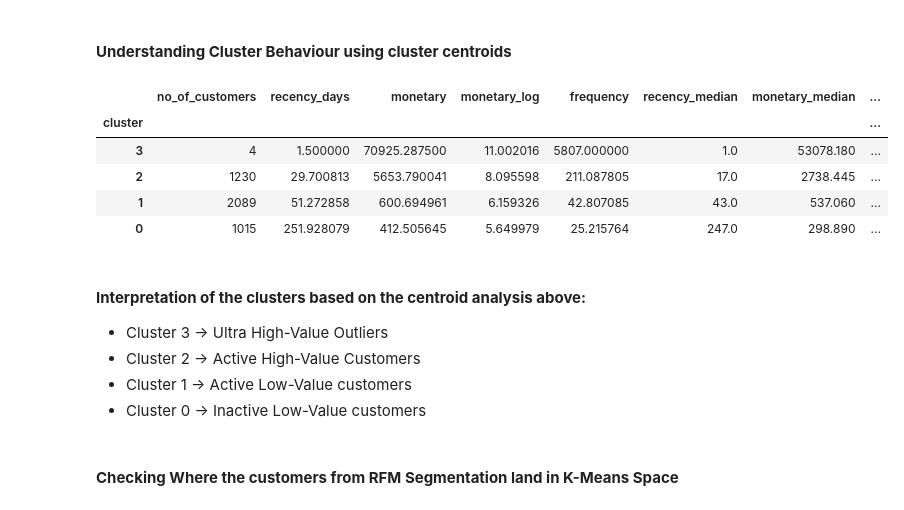
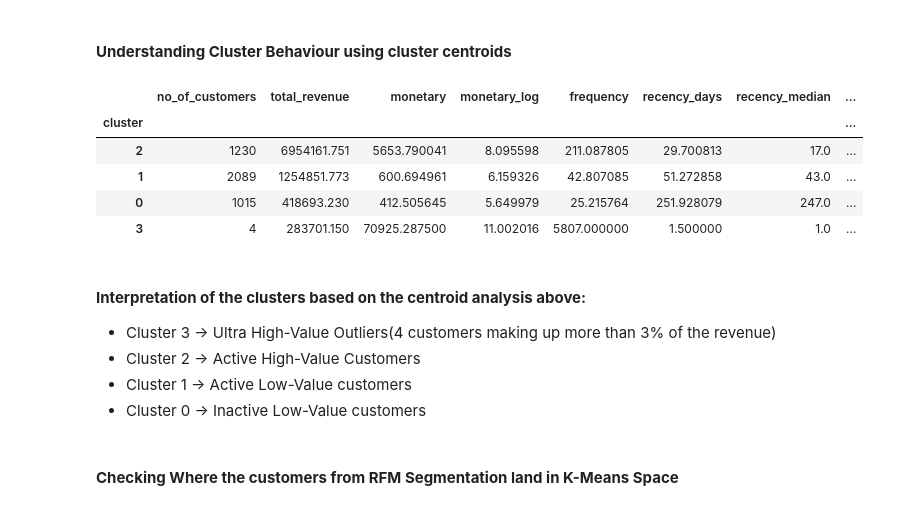
Before and after one commit to gosaindeeksha/e-commerce_sales_and_customer_segmentation, a Jupyter notebook: notebooks/kmeans_segmentation.ipynb, the cells around one changed output. Cells and saved outputs as stored; diff of their text form; code cells hidden in the pictures.

```diff
--- a/notebooks/kmeans_segmentation.ipynb
+++ b/notebooks/kmeans_segmentation.ipynb
@@ -92,35 +92,40 @@ Name: cluster, dtype: int64
 # %%
 cluster_profile = (
     rfm
     .groupby("cluster")
     .agg(
         no_of_customers=("customer_id", "count"),
-        recency_days=("recency_days", "mean"),
+        total_revenue=("monetary", "sum"),   # 👈 ADD THIS
         monetary=("monetary", "mean"),
         monetary_log=("monetary_log", "mean"),
         frequency=("frequency", "mean"),
+        recency_days=("recency_days", "mean"),
         recency_median=("recency_days", "median"),
         monetary_median=("monetary", "median"),
         monetarylog_median=("monetary_log", "median"),
         frequency_median=("frequency", "median"),
+    )
+    .sort_values("total_revenue", ascending=False)
+)
 
-    )
-    .sort_values("monetary", ascending=False)
-)
-cluster_profile["revenue_shre%"]=(cluster_profile["monetary"]/cluster_profile["monetary"].sum())*100
+cluster_profile["revenue_share_%"] = (
+    cluster_profile["total_revenue"]
+    / cluster_profile["total_revenue"].sum()
+) * 100
+
 
 cluster_profile
 # %% [output]
-|  | no_of_customers | recency_days | monetary | monetary_log | frequency | recency_median | monetary_median | ... |
+|  | no_of_customers | total_revenue | monetary | monetary_log | frequency | recency_days | recency_median | ... |
 | cluster |  |  |  |  |  |  |  | ... |
-| 3 | 4 | 1.500000 | 70925.287500 | 11.002016 | 5807.000000 | 1.0 | 53078.180 | ... |
-| 2 | 1230 | 29.700813 | 5653.790041 | 8.095598 | 211.087805 | 17.0 | 2738.445 | ... |
-| 1 | 2089 | 51.272858 | 600.694961 | 6.159326 | 42.807085 | 43.0 | 537.060 | ... |
-| 0 | 1015 | 251.928079 | 412.505645 | 5.649979 | 25.215764 | 247.0 | 298.890 | ... |
+| 2 | 1230 | 6954161.751 | 5653.790041 | 8.095598 | 211.087805 | 29.700813 | 17.0 | ... |
+| 1 | 2089 | 1254851.773 | 600.694961 | 6.159326 | 42.807085 | 51.272858 | 43.0 | ... |
+| 0 | 1015 | 418693.230 | 412.505645 | 5.649979 | 25.215764 | 251.928079 | 247.0 | ... |
+| 3 | 4 | 283701.150 | 70925.287500 | 11.002016 | 5807.000000 | 1.500000 | 1.0 | ... |
 # %% [markdown]
 <h4><b>Interpretation of the clusters based on the centroid analysis above:</b></h4>
 <ul>
-<li>Cluster 3 → Ultra High-Value Outliers</li>
+<li>Cluster 3 → Ultra High-Value Outliers(4 customers making up more than 3% of the revenue)</li>
 <li>Cluster 2 → Active High-Value Customers</li>
 <li>Cluster 1 → Active Low-Value customers</li>
 <li>Cluster 0 → Inactive Low-Value customers</li>
```
Also changed, not shown: parts of 2 cells of this notebook, 1 other file.
